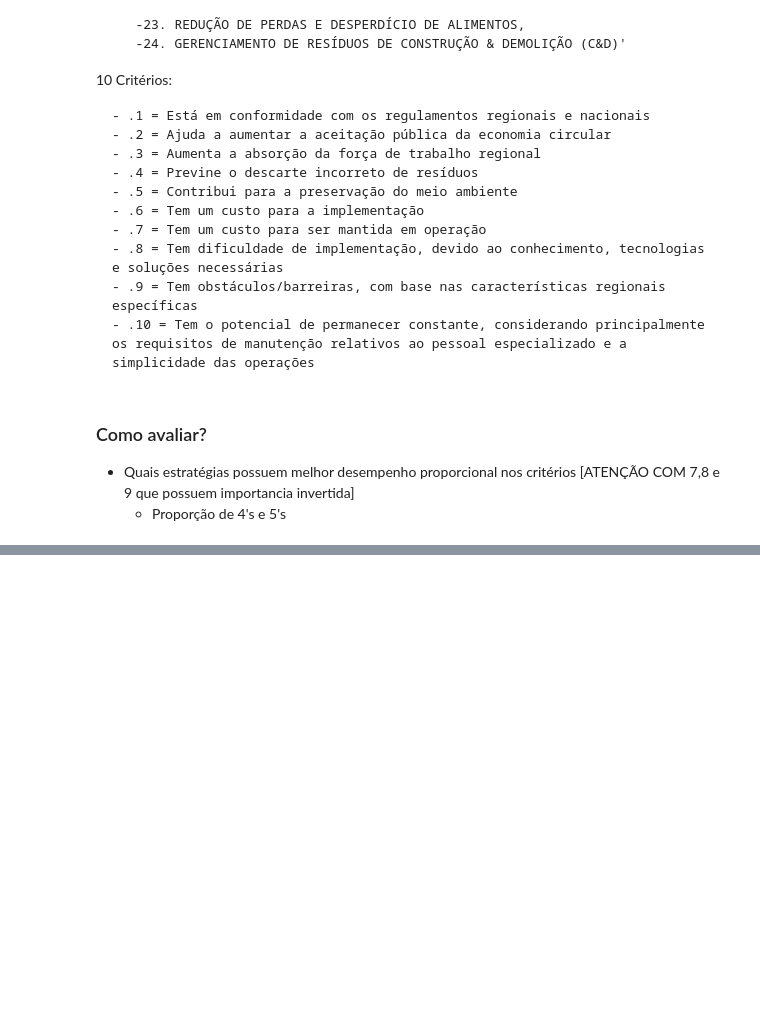
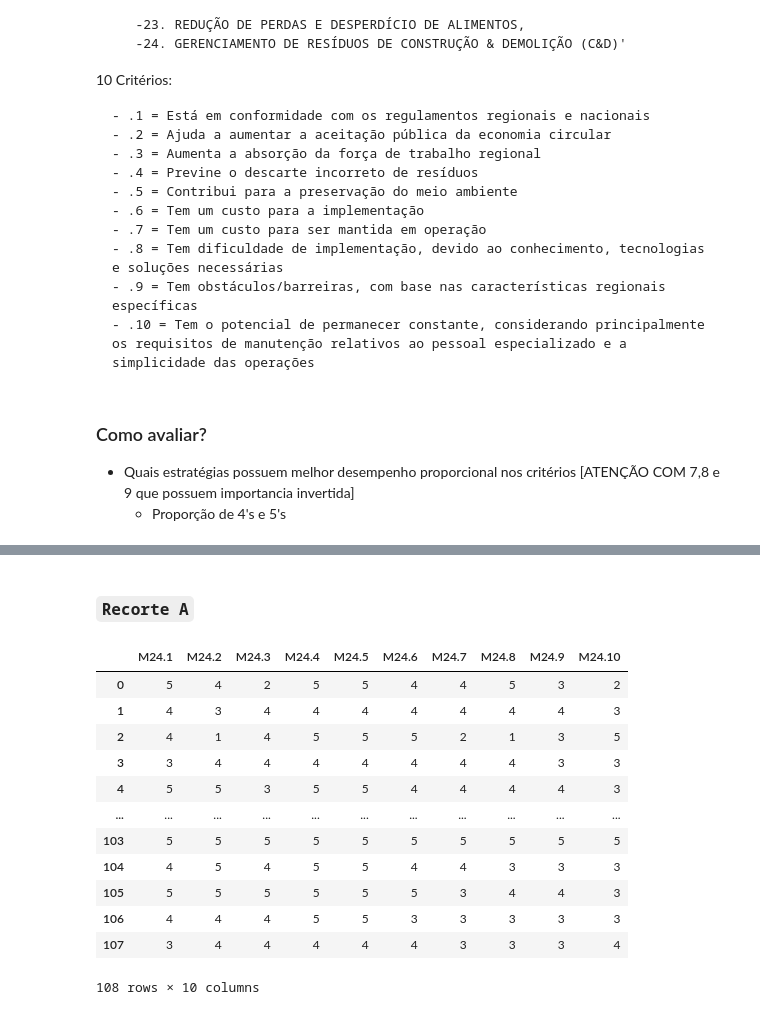
Before and after one commit to ednaelxd/e-waste, a Jupyter notebook: notebooks/02_stats_denmark.ipynb, the cells around one changed output, grey strips where cells are left out. Saved outputs shown, nothing was run; the diff lists cells and outputs as text; code cells hidden in the pictures; blank space fills up the shorter version.

```diff
--- a/notebooks/02_stats_denmark.ipynb
+++ b/notebooks/02_stats_denmark.ipynb
@@ -185,0 +162,2 @@ agg1.describe()
+# %% [markdown]
+### `Recorte A`
@@ -185,0 +174,16 @@ agg1.describe()
+# %%
+df2[23]
+# %% [output]
+|  | M24.1 | M24.2 | M24.3 | M24.4 | M24.5 | M24.6 | M24.7 | M24.8 | M24.9 | M24.10 |
+| 0 | 5 | 4 | 2 | 5 | 5 | 4 | 4 | 5 | 3 | 2 |
+| 1 | 4 | 3 | 4 | 4 | 4 | 4 | 4 | 4 | 4 | 3 |
+| 2 | 4 | 1 | 4 | 5 | 5 | 5 | 2 | 1 | 3 | 5 |
+| 3 | 3 | 4 | 4 | 4 | 4 | 4 | 4 | 4 | 3 | 3 |
+| 4 | 5 | 5 | 3 | 5 | 5 | 4 | 4 | 4 | 4 | 3 |
+| ... | ... | ... | ... | ... | ... | ... | ... | ... | ... | ... |
+| 103 | 5 | 5 | 5 | 5 | 5 | 5 | 5 | 5 | 5 | 5 |
+| 104 | 4 | 5 | 4 | 5 | 5 | 4 | 4 | 3 | 3 | 3 |
+| 105 | 5 | 5 | 5 | 5 | 5 | 5 | 3 | 4 | 4 | 3 |
+| 106 | 4 | 4 | 4 | 5 | 5 | 3 | 3 | 3 | 3 | 3 |
+| 107 | 3 | 4 | 4 | 4 | 4 | 4 | 3 | 3 | 3 | 4 |
+108 rows × 10 columns
```
Also changed, not shown: parts of 26 cells of this notebook, 1 other file.
